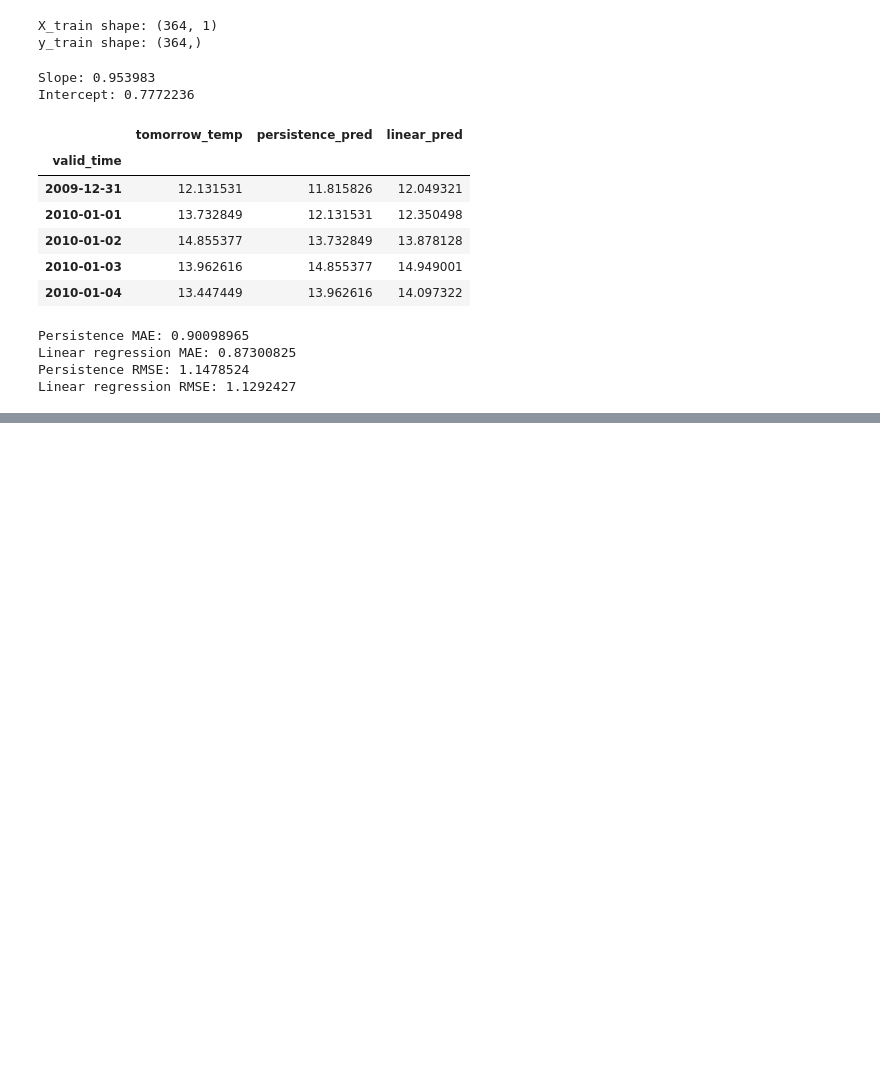
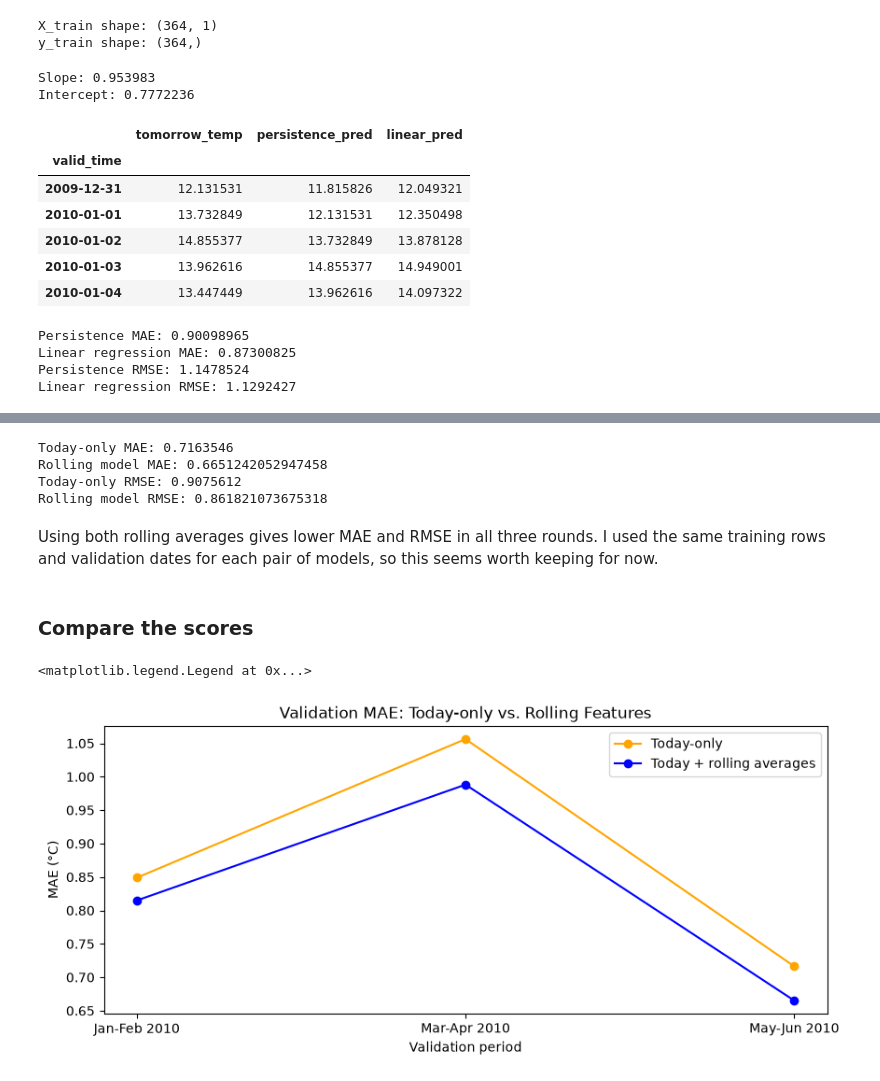
Before and after one commit to yiksu1312/AISCI290A_WP, a Jupyter notebook: notebooks/02_temperature_only_v1.ipynb, the cells around one changed output, grey strips where cells are left out. Saved outputs shown, nothing was run; the diff lists cells and outputs as text; code cells hidden in the pictures; blank space fills up the shorter version.

```diff
--- a/notebooks/02_progress1027.ipynb
+++ b/notebooks/02_temperature_only_v1.ipynb
@@ -471,0 +867,7 @@ Both errors were slightly lower than persistence: MAE decreased by about 3.1% an
+# %%
+# Predict the next-day temperatures for this validation period.
+X_val_rolling_1 = val_rolling_1[features]
+
+val_rolling_1["rolling_pred"] = reg_rolling_1.predict(X_val_rolling_1)
+
+val_rolling_1[["tomorrow_temp", "rolling_pred"]].head()
@@ -471,0 +1063,49 @@ Both errors were slightly lower than persistence: MAE decreased by about 3.1% an
+# %%
+# Compare the predictions with the real temperatures using MAE and RMSE.
+rolling_errors_3 = (
+    val_rolling_3["rolling_pred"] - val_rolling_3["tomorrow_temp"]
+)
+today_errors_3 = (
+    val_rolling_3["today_only_pred"] - val_rolling_3["tomorrow_temp"]
+)
+
+rolling_mae_3 = rolling_errors_3.abs().mean()
+rolling_rmse_3 = ((rolling_errors_3 ** 2).mean()) ** 0.5
+
+today_mae_3 = today_errors_3.abs().mean()
+today_rmse_3 = ((today_errors_3 ** 2).mean()) ** 0.5
+
+print("Today-only MAE:", today_mae_3)
+print("Rolling model MAE:", rolling_mae_3)
+print("Today-only RMSE:", today_rmse_3)
+print("Rolling model RMSE:", rolling_rmse_3)
+# %% [output]
+Today-only MAE: 0.7163546
+Rolling model MAE: 0.6651242052947458
+Today-only RMSE: 0.9075612
+Rolling model RMSE: 0.861821073675318
+# %% [markdown]
+Using both rolling averages gives lower MAE and RMSE in all three rounds. I used the same training rows and validation dates for each pair of models, so this seems worth keeping for now.
+# %% [markdown]
+### Compare the scores
+# %%
+# Plot MAE for each round.
+today_mae_1 = today_errors_1.abs().mean()
+
+periods = ["Jan-Feb 2010", "Mar-Apr 2010", "May-Jun 2010"]
+
+fig, ax = plt.subplots(figsize=(10, 4))
+
+ax.plot(periods, [today_mae_1, today_mae_2, today_mae_3],
+        marker="o", color="orange", label="Today-only")
+
+ax.plot(periods, [rolling_mae_1, rolling_mae_2, rolling_mae_3],
+        marker="o", color="blue", label="Today + rolling averages")
+
+ax.set_xlabel("Validation period")
+ax.set_ylabel("MAE (°C)")
+ax.set_title("Validation MAE: Today-only vs. Rolling Features")
+ax.legend()
+# %% [output]
+<matplotlib.legend.Legend at 0x...>
+[figure, added]
```
Also changed, not shown: parts of 109 cells of this notebook, 3 other files.
